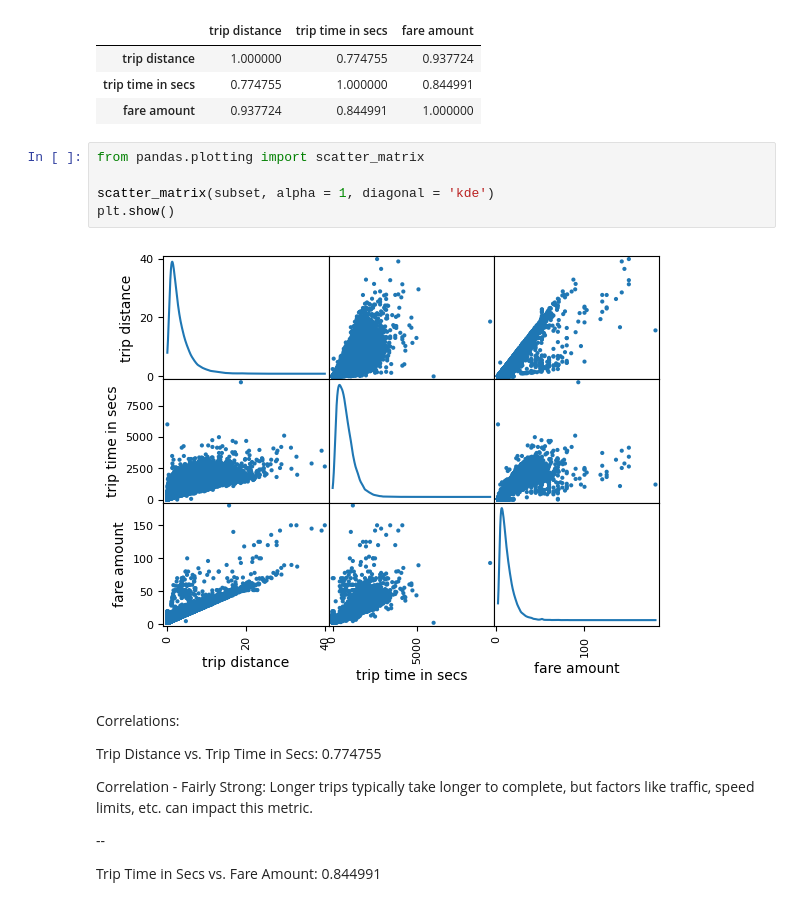
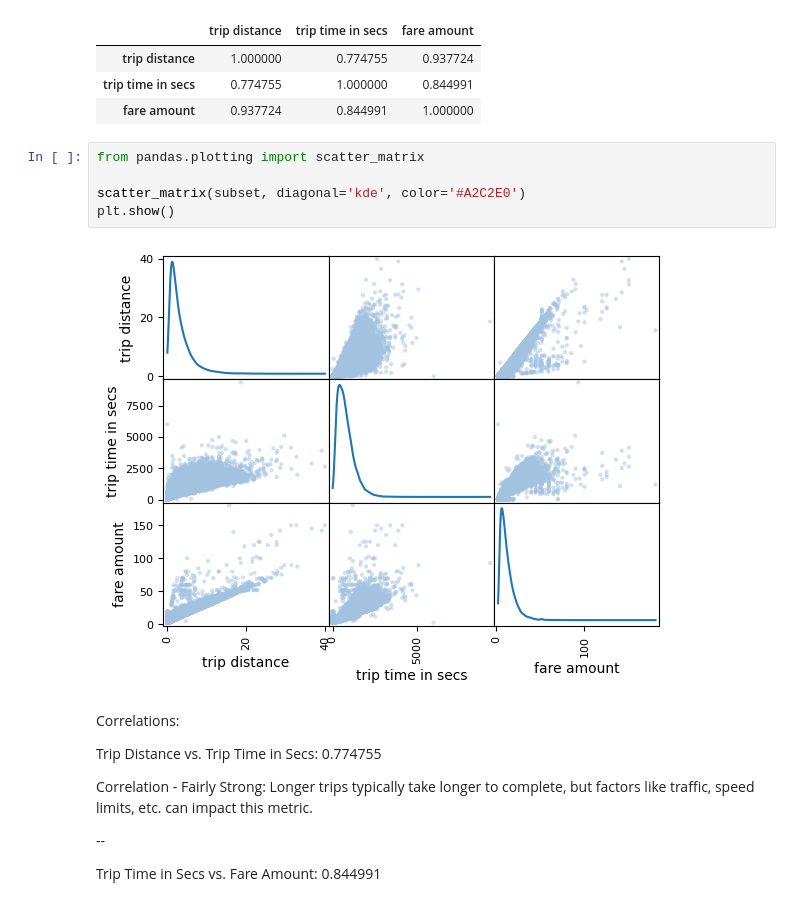
Before and after one commit to jack-mayberry/CS329E-Data-Analytics, a Jupyter notebook: Assignment 4/329e_HW4.ipynb, the cells around one changed output. Saved outputs shown, nothing was run; the diff lists cells and outputs as text.

```diff
--- a/Assignment 4/329e_HW4.ipynb
+++ b/Assignment 4/329e_HW4.ipynb
@@ -187,10 +187,10 @@ subset.corr()
 # %%
 from pandas.plotting import scatter_matrix
 
-scatter_matrix(subset, alpha = 1, diagonal = 'kde')
+scatter_matrix(subset, diagonal='kde', color='#A2C2E0')
 plt.show()
 # %% [output]
-[figure, old version]
+[figure, new version]
 # %% [markdown]
 Correlations:
 
```
Also changed, not shown: parts of 14 cells of this notebook.
